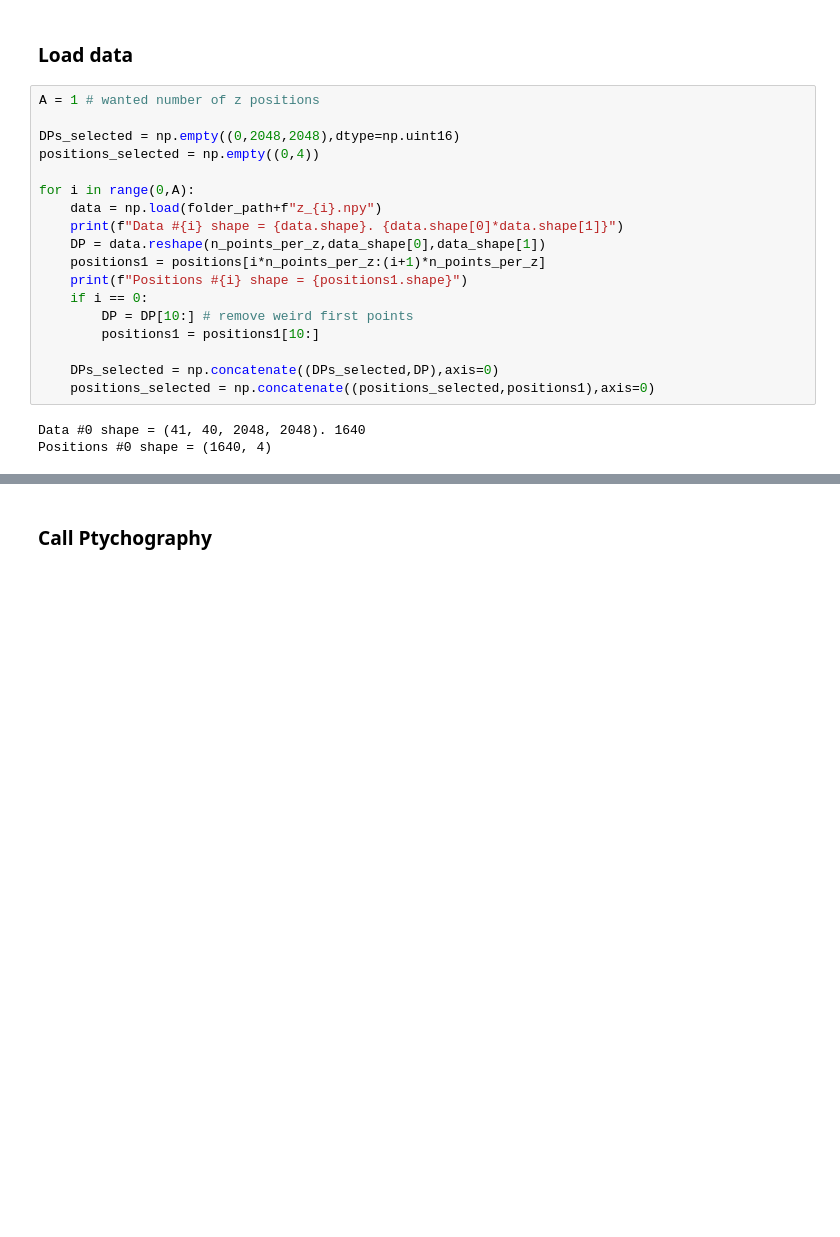
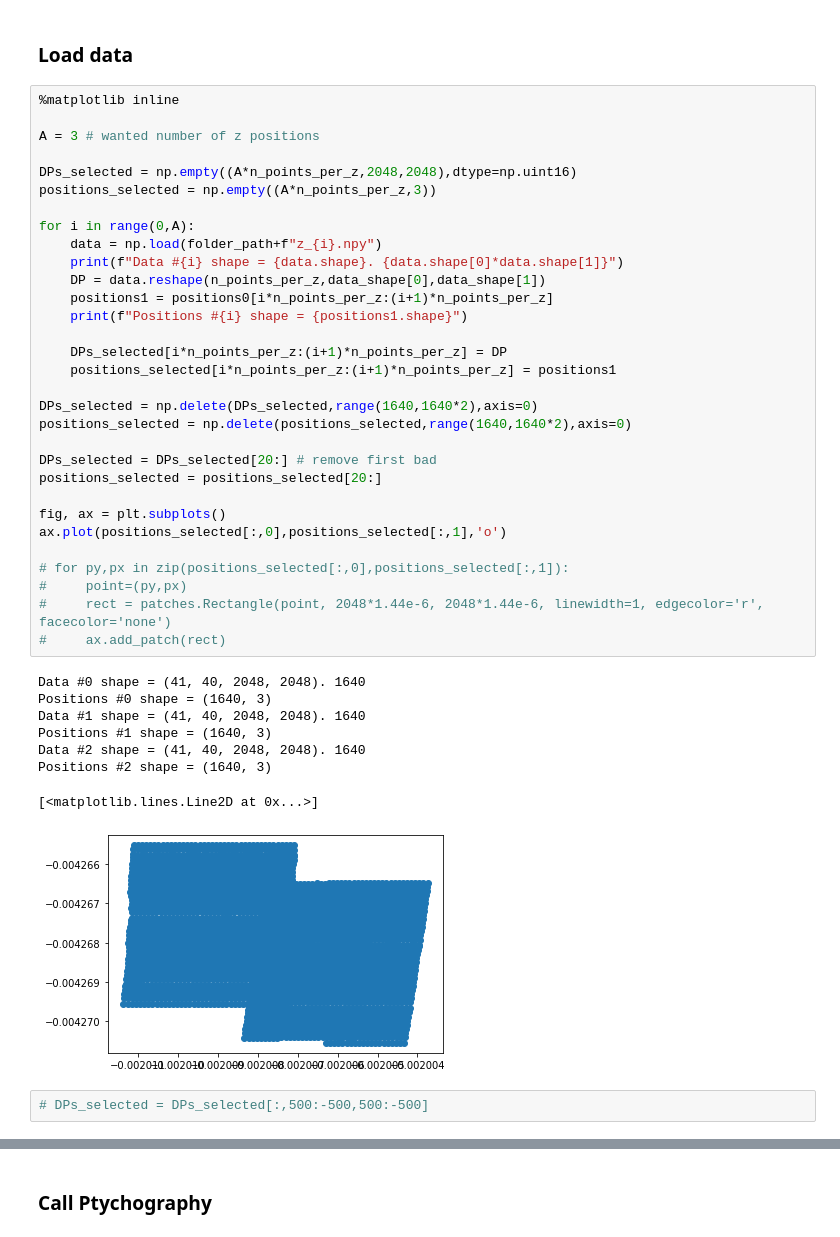
Before and after one commit to cnpem/ssc-cdi, a Jupyter notebook: sscCdi/ptycho/dev/fresnel_ptycho_RAAR_RHD_Salditt_MultiZ.ipynb, the cells around one changed output, grey strips where cells are left out. Drawn from its saved outputs; the diff is of its cells as text; blank space fills up the shorter version.

```diff
--- a/sscCdi/ptycho/dev/fresnel_ptycho_RAAR_RHD_Salditt_MultiZ.ipynb
+++ b/sscCdi/ptycho/dev/fresnel_ptycho_RAAR_RHD_Salditt_MultiZ.ipynb
@@ -204,26 +222,47 @@ positions.shape, positions[:,3].max(), positions
 # %% [markdown]
 ### Load data
 # %%
-A = 1 # wanted number of z positions
+%matplotlib inline
 
-DPs_selected = np.empty((0,2048,2048),dtype=np.uint16)
-positions_selected = np.empty((0,4))
+A = 3 # wanted number of z positions
+
+DPs_selected = np.empty((A*n_points_per_z,2048,2048),dtype=np.uint16)
+positions_selected = np.empty((A*n_points_per_z,3))
 
 for i in range(0,A):
     data = np.load(folder_path+f"z_{i}.npy")
     print(f"Data #{i} shape = {data.shape}. {data.shape[0]*data.shape[1]}")
     DP = data.reshape(n_points_per_z,data_shape[0],data_shape[1])
-    positions1 = positions[i*n_points_per_z:(i+1)*n_points_per_z]
+    positions1 = positions0[i*n_points_per_z:(i+1)*n_points_per_z]
     print(f"Positions #{i} shape = {positions1.shape}")
-    if i == 0:
-        DP = DP[10:] # remove weird first points
-        positions1 = positions1[10:]
 
-    DPs_selected = np.concatenate((DPs_selected,DP),axis=0)
-    positions_selected = np.concatenate((positions_selected,positions1),axis=0)
+    DPs_selected[i*n_points_per_z:(i+1)*n_points_per_z] = DP
+    positions_selected[i*n_points_per_z:(i+1)*n_points_per_z] = positions1
+
+DPs_selected = np.delete(DPs_selected,range(1640,1640*2),axis=0)
+positions_selected = np.delete(positions_selected,range(1640,1640*2),axis=0)
+
+DPs_selected = DPs_selected[20:] # remove first bad
+positions_selected = positions_selected[20:]
+
+fig, ax = plt.subplots()
+ax.plot(positions_selected[:,0],positions_selected[:,1],'o')
+
+# for py,px in zip(positions_selected[:,0],positions_selected[:,1]):
+#     point=(py,px)
+#     rect = patches.Rectangle(point, 2048*1.44e-6, 2048*1.44e-6, linewidth=1, edgecolor='r', facecolor='none')
+#     ax.add_patch(rect)
 # %% [output]
 Data #0 shape = (41, 40, 2048, 2048). 1640
-Positions #0 shape = (1640, 4)
+Positions #0 shape = (1640, 3)
+Data #1 shape = (41, 40, 2048, 2048). 1640
+Positions #1 shape = (1640, 3)
+Data #2 shape = (41, 40, 2048, 2048). 1640
+Positions #2 shape = (1640, 3)
+[<matplotlib.lines.Line2D at 0x...>]
+[figure, added]
+# %%
+# DPs_selected = DPs_selected[:,500:-500,500:-500]
 # %%
 # np.save('positions.npy',positions_selected)
 # np.save('DPs_selected.npy',DPs_selected)
```
Also changed, not shown: parts of 10 cells of this notebook, 3 other files.
